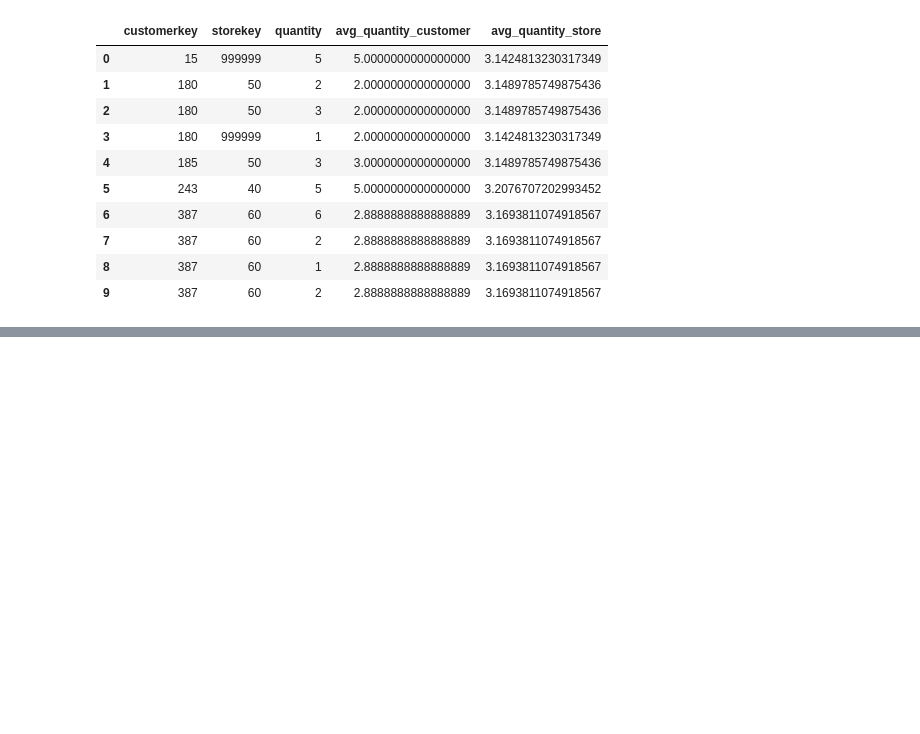
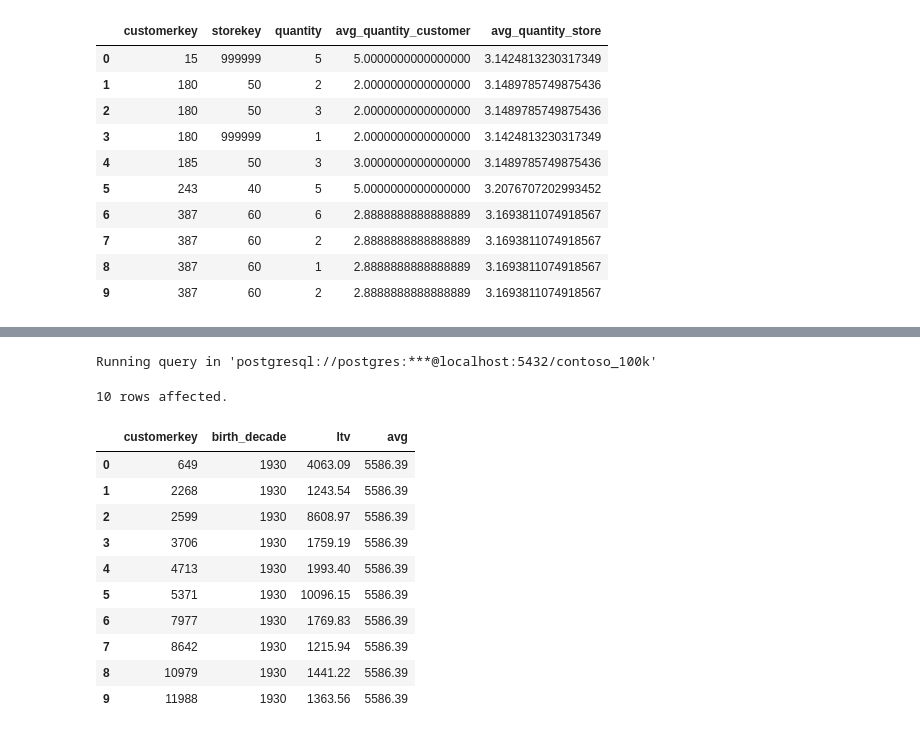
Before and after one commit to Du6eniuk/Du6eniuk, a Jupyter notebook: 0_Intro/2_Colab_Notebooks.ipynb, the cells around one changed output, grey strips where cells are left out. Drawn from its saved outputs; the diff is of its cells as text; code cells hidden in the pictures; blank space fills up the shorter version.

```diff
--- a/0_Intro/2_Colab_Notebooks.ipynb
+++ b/0_Intro/2_Colab_Notebooks.ipynb
@@ -1166,0 +842,35 @@ Running query in 'postgresql://postgres:***@localhost:5432/contoso_100k'
+# %%
+# Customer LTV by Birth Decade (3.2.3) - Problem
+# Calculate the lifetime value (LTV) for each individual customer and compare it to the average LTV of other customers in the same birth decade.
+# This will help identify which customers—and which generations—tend to spend more over time.
+# Comments on solution: we can join our data into one table that we can then use to perfrom calculation. We also had to group results to get one LTV per customerkey
+%%sql
+WITH ltv_table AS (
+SELECT s.customerkey,
+SUM(quantity * netprice / exchangerate) AS ltv,
+EXTRACT(DECADE FROM c.birthday) * 10 AS birth_decade
+FROM sales s
+INNER JOIN customer c
+ON s.customerkey = c.customerkey
+GROUP BY 1, 3)
+
+SELECT customerkey, birth_decade, ltv,
+AVG(ltv) OVER(PARTITION BY birth_decade)
+FROM ltv_table
+WHERE ltv > 1000
+ORDER BY 2,1
+LIMIT 10
+# %% [output]
+Running query in 'postgresql://postgres:***@localhost:5432/contoso_100k'
+10 rows affected.
+|  | customerkey | birth_decade | ltv | avg |
+| 0 | 649 | 1930 | 4063.09 | 5586.39 |
+| 1 | 2268 | 1930 | 1243.54 | 5586.39 |
+| 2 | 2599 | 1930 | 8608.97 | 5586.39 |
+| 3 | 3706 | 1930 | 1759.19 | 5586.39 |
+| 4 | 4713 | 1930 | 1993.40 | 5586.39 |
+| 5 | 5371 | 1930 | 10096.15 | 5586.39 |
+| 6 | 7977 | 1930 | 1769.83 | 5586.39 |
+| 7 | 8642 | 1930 | 1215.94 | 5586.39 |
+| 8 | 10979 | 1930 | 1441.22 | 5586.39 |
+| 9 | 11988 | 1930 | 1363.56 | 5586.39 |
```
Also changed, not shown: parts of 34 cells of this notebook.
